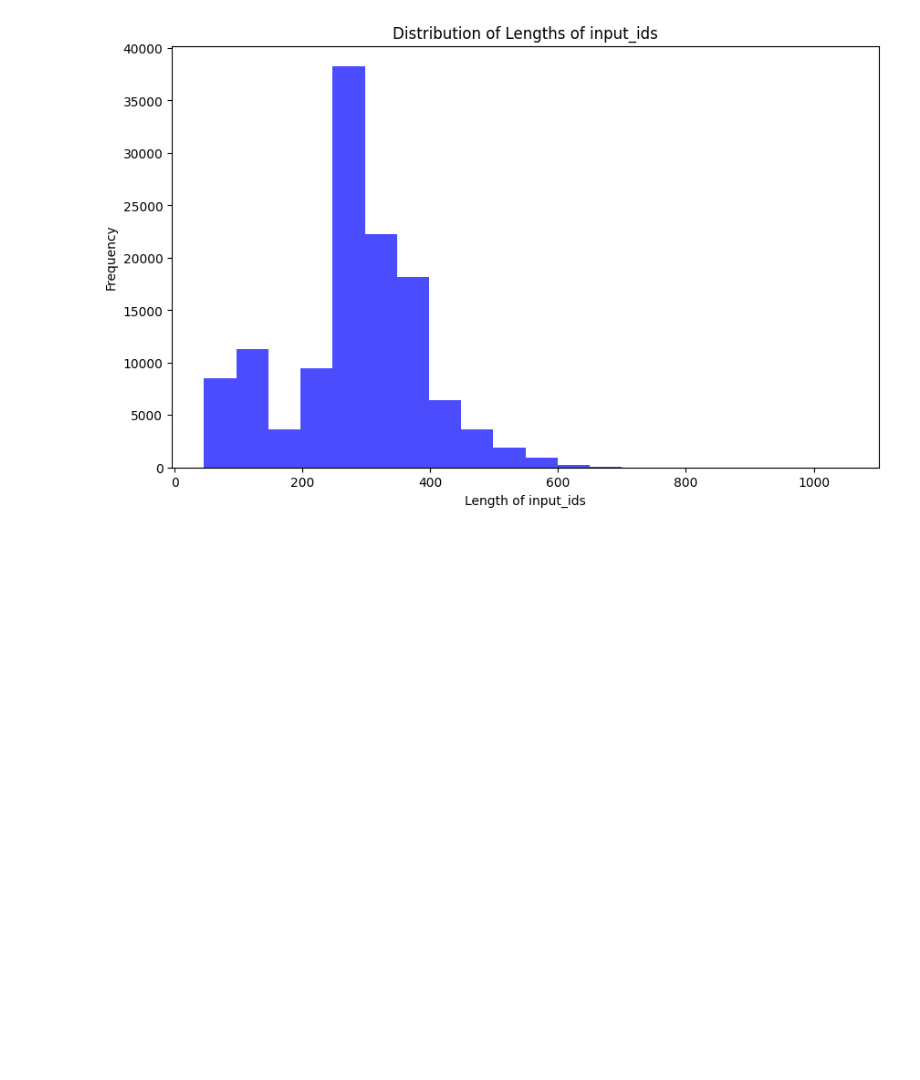
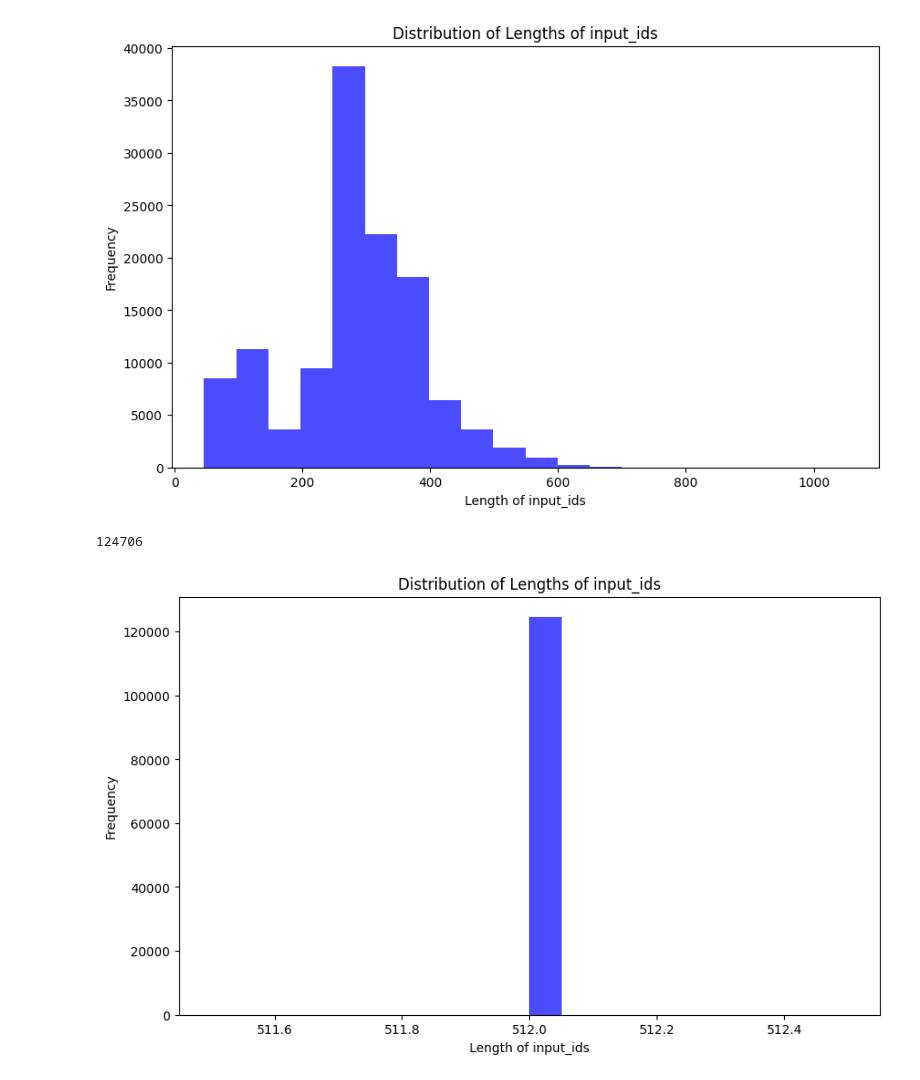
Before and after one commit to siddarthvader/mistral-train, a Jupyter notebook: mistral_brev.ipynb, the cells around one changed output. Drawn from its saved outputs; the diff is of its cells as text; code cells hidden in the pictures; blank space fills up the shorter version.

```diff
--- a/mistral_brev.ipynb
+++ b/mistral_brev.ipynb
@@ -88,3 +88,22 @@ plot_data_lengths(tokenized_train_dataset)
 # %% [output]
 124706
 [figure]
+# %%
+max_length = 512 # This was an appropriate max length for my dataset
+
+def generate_and_tokenize_prompt2(prompt):
+    result = tokenizer(
+        formatting_func(prompt),
+        truncation=True,
+        max_length=max_length,
+        padding="max_length",
+    )
+    result["labels"] = result["input_ids"].copy()
+    return result
+# %%
+tokenized_train_dataset = train_dataset.map(generate_and_tokenize_prompt2)
+# %%
+plot_data_lengths(tokenized_train_dataset)
+# %% [output]
+124706
+[figure, added]
```
Also changed, not shown: parts of 9 cells of this notebook.
